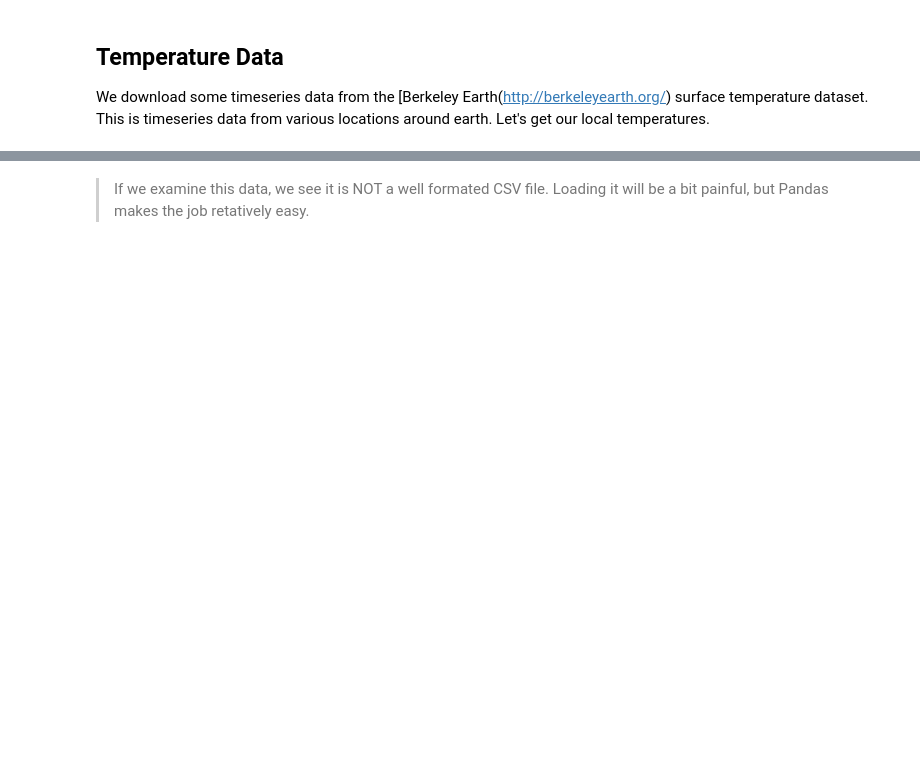
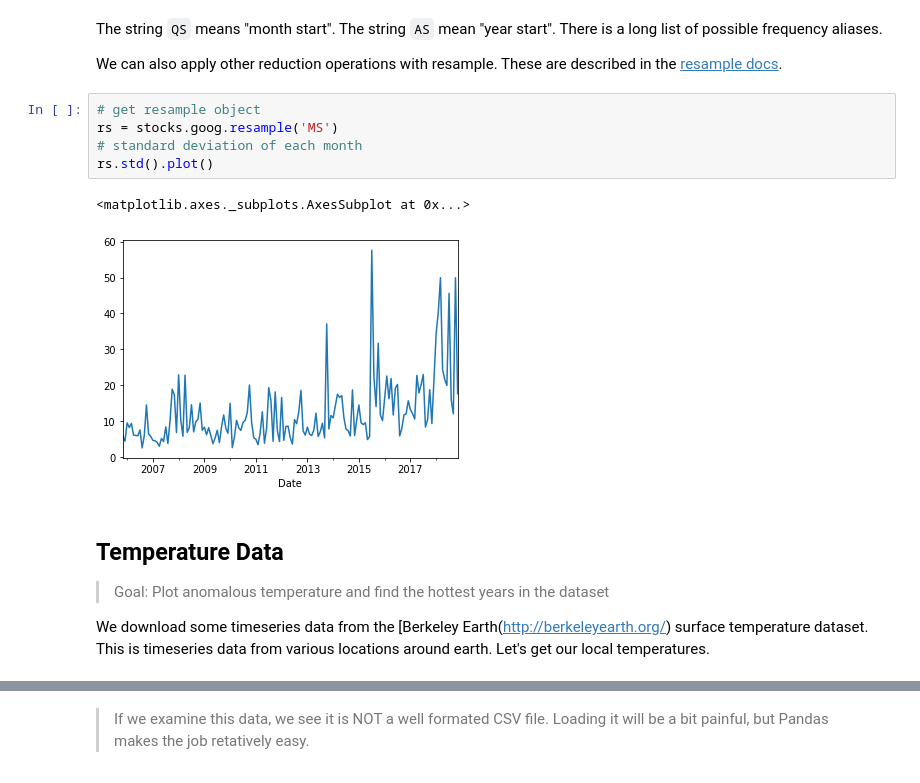
Before and after one commit to shanicetbailey/cig, a Jupyter notebook: Lesson_6_Data_Analysis.ipynb, the cells around one changed output, grey strips where cells are left out. Saved outputs shown, nothing was run; the diff lists cells and outputs as text; blank space fills up the shorter version.

```diff
--- a/Lesson_6_Data_Analysis.ipynb
+++ b/Lesson_6_Data_Analysis.ipynb
@@ -36,5 +148,18 @@ goog.head()
+# %% [markdown]
+The string `QS` means "month start". The string `AS` mean "year start". There is a long list of possible frequency aliases.
+
+We can also apply other reduction operations with resample. These are described in the [resample docs](https://pandas.pydata.org/pandas-docs/stable/user_guide/timeseries.html).
+# %%
+# get resample object
+rs = stocks.goog.resample('MS')
+# standard deviation of each month
+rs.std().plot()
+# %% [output]
+<matplotlib.axes._subplots.AxesSubplot at 0x...>
+[figure, added]
 # %% [markdown]
 ## Temperature Data
+> Goal: Plot anomalous temperature and find the hottest years in the dataset
 
 We download some timeseries data from the [Berkeley Earth(http://berkeleyearth.org/) surface temperature dataset. This is timeseries data from various locations around earth. Let's get our local temperatures.
 # %%
```
Also changed, not shown: parts of 43 cells of this notebook.
